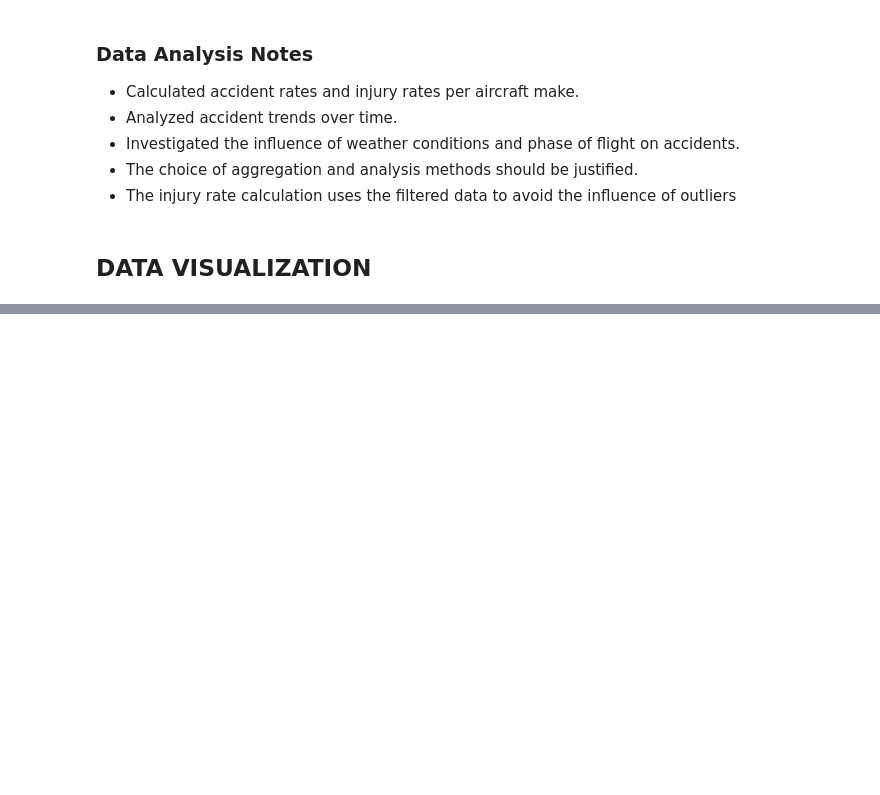
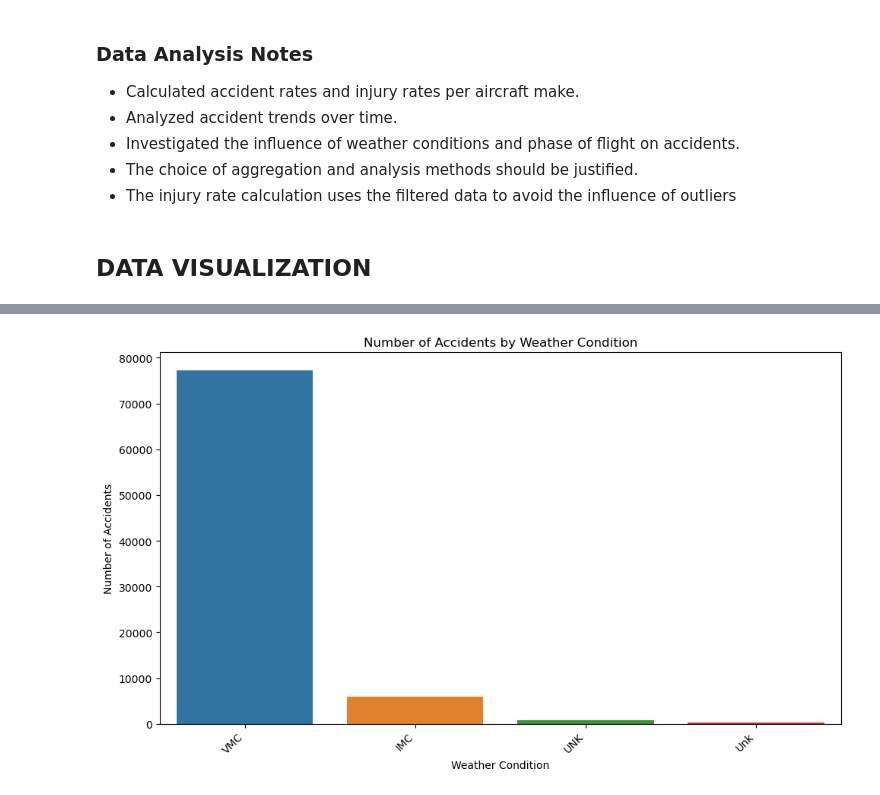
Before and after one commit to Tinah-91/dsc-phase-1-project-v3, a Jupyter notebook: student.ipynb, the cells around one changed output, grey strips where cells are left out. Cells and saved outputs as stored; diff of their text form; code cells hidden in the pictures; blank space fills up the shorter version.

```diff
--- a/student.ipynb
+++ b/student.ipynb
@@ -557,0 +383,22 @@ Name: count, dtype: int64
+# %%
+
+
+ # bar chart of accidents by weather condition
+if 'Weather.Condition' in Aviation_Data.columns:
+    # Get the count of accidents for each weather condition
+    accidents_by_weather = Aviation_Data['Weather.Condition'].value_counts()
+
+    # Create a bar chart
+    plt.figure(figsize=(10, 6))  # Adjust figure size as needed
+    sns.barplot(x=accidents_by_weather.index, y=accidents_by_weather.values)
+    plt.title('Number of Accidents by Weather Condition')
+    plt.xlabel('Weather Condition')
+    plt.ylabel('Number of Accidents')
+    plt.xticks(rotation=45, ha='right')  # Rotate x-axis labels for better readability
+    plt.tight_layout()  # Adjust layout to prevent labels from overlapping
+    plt.show()
+
+else:
+    print("Error: 'Weather.Condition' column not found in the DataFrame.")
+# %% [output]
+[figure, added]
```
Also changed, not shown: parts of 27 cells of this notebook.
